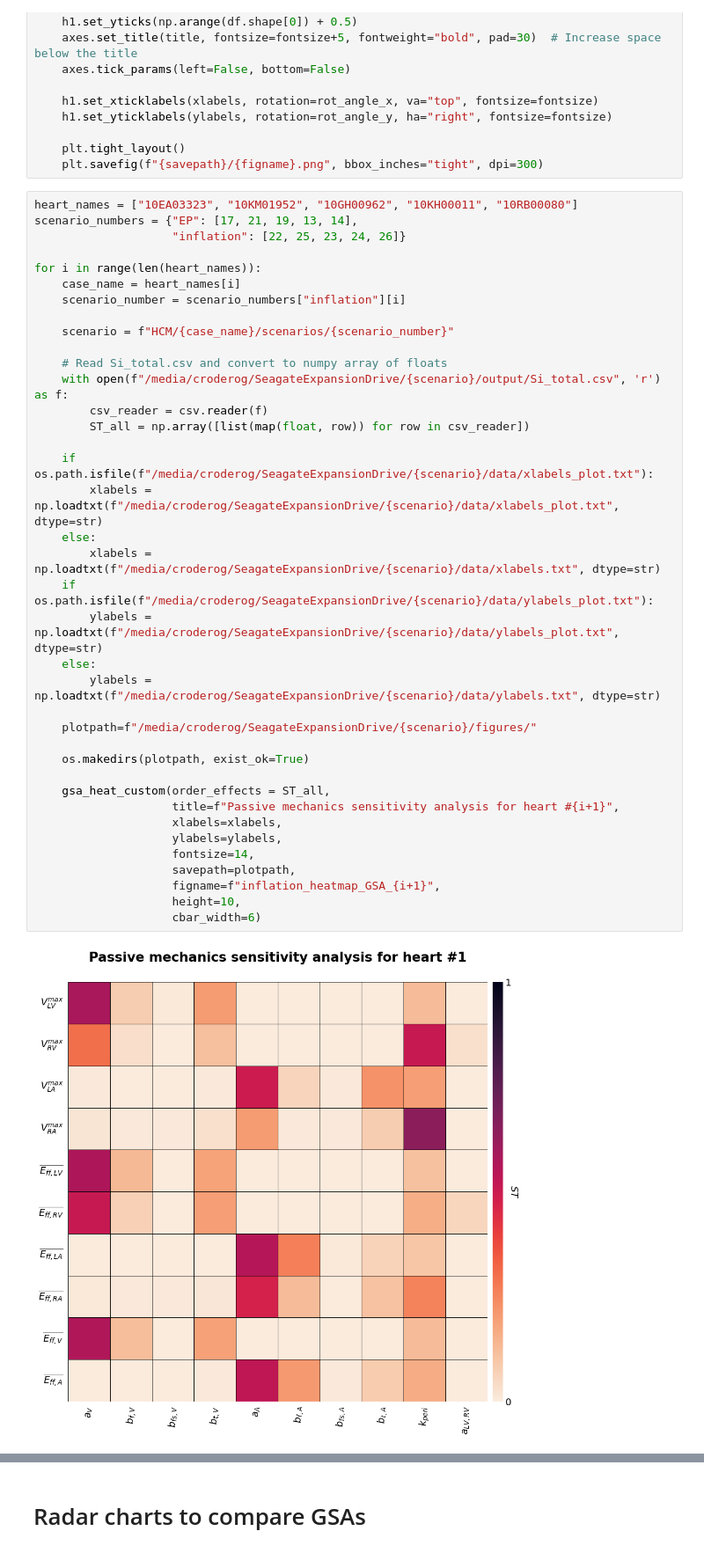
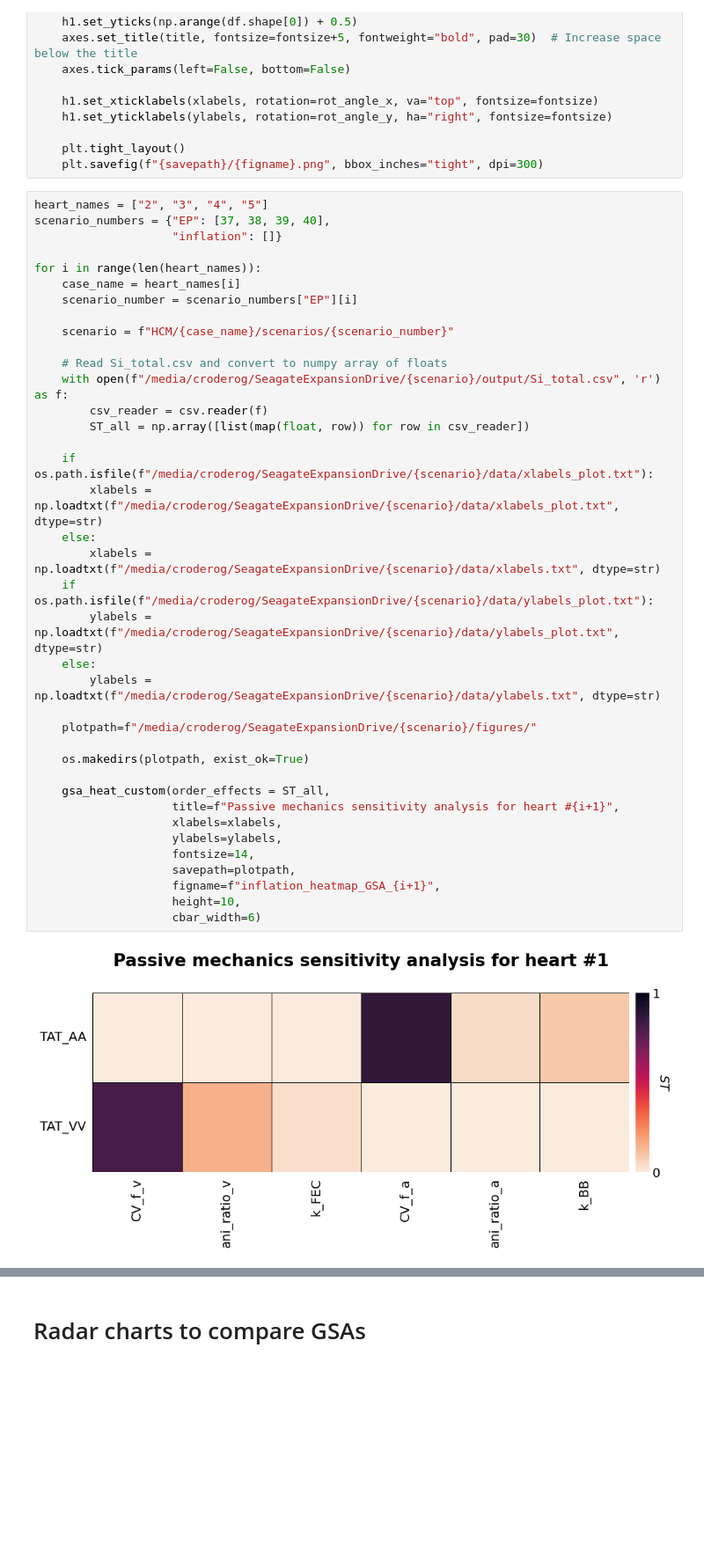
Before and after one commit to CEMRG-publications/Rodero_2026_JMCC, a Jupyter notebook: notebooks/plot_GSA.ipynb, the cells around one changed output, grey strips where cells are left out. Shown: that part at 88% size. Cells and saved outputs as stored; diff of their text form; blank space fills up the shorter version.

```diff
--- a/notebooks/plot_GSA.ipynb
+++ b/notebooks/plot_GSA.ipynb
@@ -87,42 +87,42 @@ def gsa_heat_custom(order_effects,
     plt.tight_layout()
     plt.savefig(f"{savepath}/{figname}.png", bbox_inches="tight", dpi=300)
 # %%
-heart_names = ["10EA03323", "10KM01952", "10GH00962", "10KH00011", "10RB00080"]
-scenario_numbers = {"EP": [17, 21, 19, 13, 14],
-                    "inflation": [22, 25, 23, 24, 26]}
+heart_names = ["2", "3", "4", "5"]
+scenario_numbers = {"EP": [37, 38, 39, 40],
+                    "inflation": []}
 
 for i in range(len(heart_names)):
 	case_name = heart_names[i]
-	scenario_number = scenario_numbers["inflation"][i]
+	scenario_number = scenario_numbers["EP"][i]
 
 	scenario = f"HCM/{case_name}/scenarios/{scenario_number}"
 
 	# Read Si_total.csv and convert to numpy array of floats
 	with open(f"/media/croderog/SeagateExpansionDrive/{scenario}/output/Si_total.csv", 'r') as f:
 		csv_reader = csv.reader(f)
 		ST_all = np.array([list(map(float, row)) for row in csv_reader])
 
 	if os.path.isfile(f"/media/croderog/SeagateExpansionDrive/{scenario}/data/xlabels_plot.txt"):
 		xlabels = np.loadtxt(f"/media/croderog/SeagateExpansionDrive/{scenario}/data/xlabels_plot.txt", dtype=str)
 	else:
 		xlabels = np.loadtxt(f"/media/croderog/SeagateExpansionDrive/{scenario}/data/xlabels.txt", dtype=str)
 	if os.path.isfile(f"/media/croderog/SeagateExpansionDrive/{scenario}/data/ylabels_plot.txt"):
 		ylabels = np.loadtxt(f"/media/croderog/SeagateExpansionDrive/{scenario}/data/ylabels_plot.txt", dtype=str)
 	else:
 		ylabels = np.loadtxt(f"/media/croderog/SeagateExpansionDrive/{scenario}/data/ylabels.txt", dtype=str)
 
 	plotpath=f"/media/croderog/SeagateExpansionDrive/{scenario}/figures/"
 
 	os.makedirs(plotpath, exist_ok=True)
 
 	gsa_heat_custom(order_effects = ST_all,
 					title=f"Passive mechanics sensitivity analysis for heart #{i+1}",
 					xlabels=xlabels,
 					ylabels=ylabels,
 					fontsize=14,
 					savepath=plotpath,
 					figname=f"inflation_heatmap_GSA_{i+1}",
 					height=10,
 					cbar_width=6)
 # %% [output]
-[figure, old version]
+[figure, new version]
```
Also changed, not shown: parts of 3 cells of this notebook, 1 other file.
